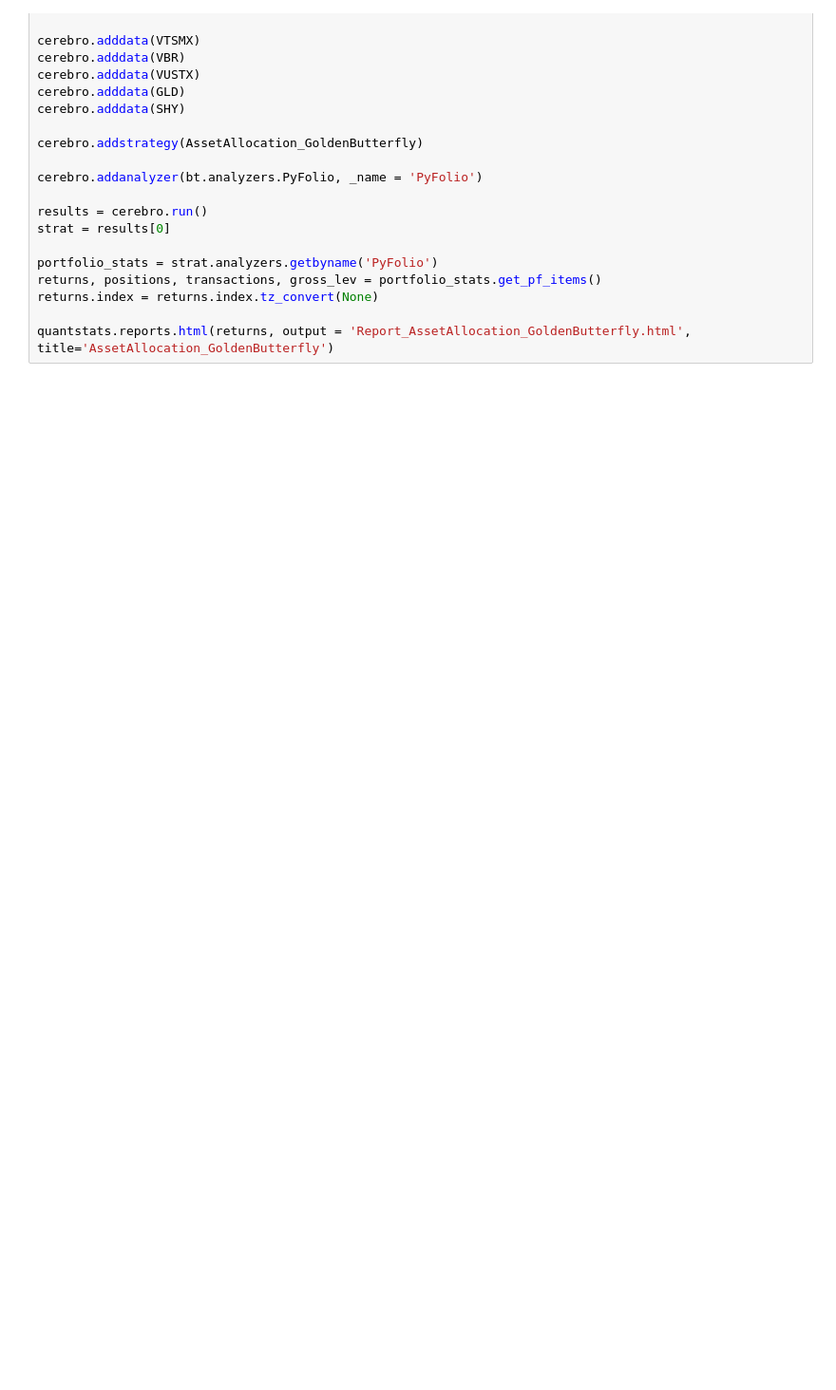
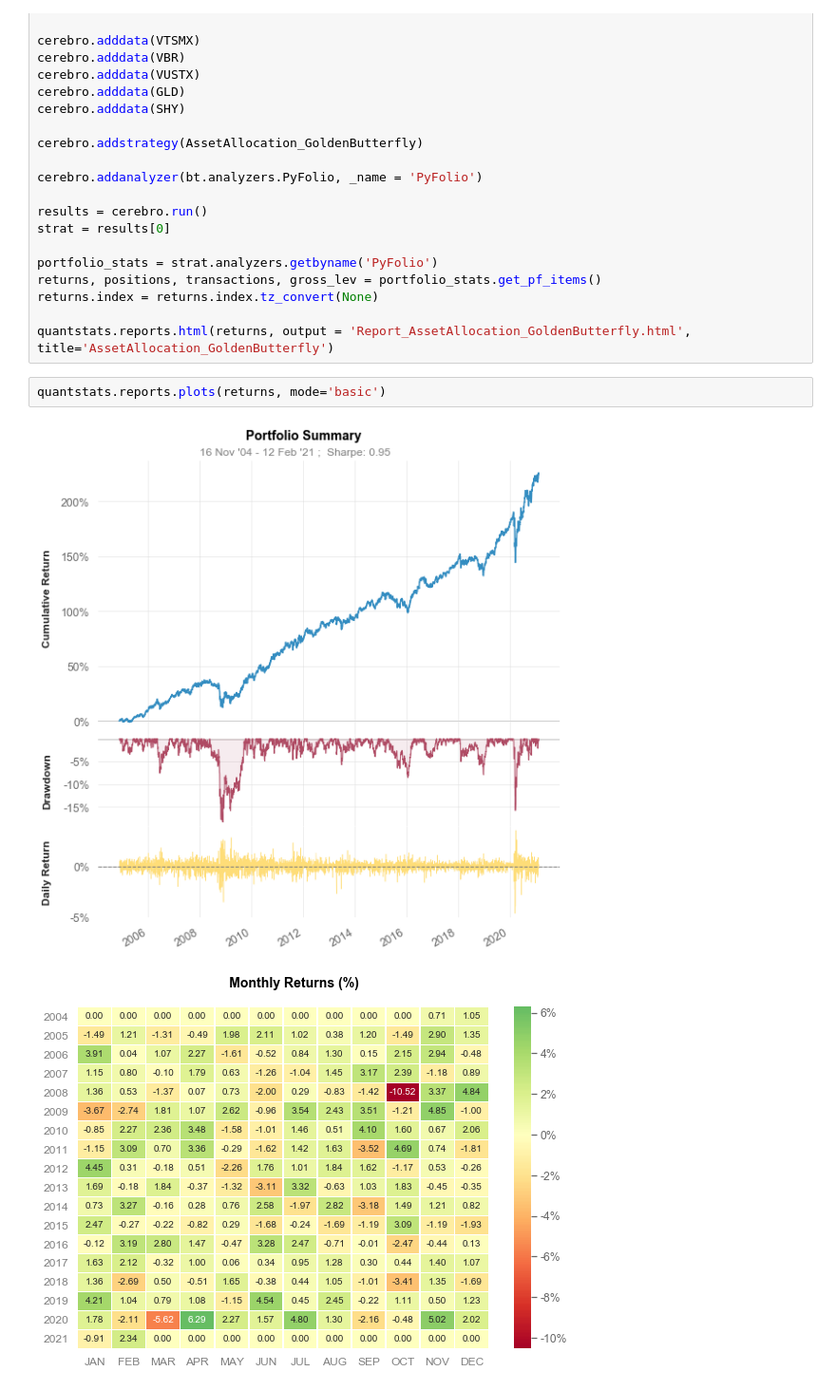
Before and after one commit to JacobJinwonLee/SampleAssetAllocation, a Jupyter notebook: GoldenButterfly/AssetAllocation_GoldenButterfly.ipynb, the cells around one changed output. Shown at 95% size. Drawn from its saved outputs; the diff is of its cells as text; blank space fills up the shorter version.

```diff
--- a/GoldenButterfly/AssetAllocation_GoldenButterfly.ipynb
+++ b/GoldenButterfly/AssetAllocation_GoldenButterfly.ipynb
@@ -89,3 +89,8 @@ returns, positions, transactions, gross_lev = portfolio_stats.get_pf_items()
 returns.index = returns.index.tz_convert(None)
 
 quantstats.reports.html(returns, output = 'Report_AssetAllocation_GoldenButterfly.html', title='AssetAllocation_GoldenButterfly')
+# %%
+quantstats.reports.plots(returns, mode='basic')
+# %% [output]
+[figure, added]
+[figure, added]
```
Also changed, not shown: parts of 1 cell of this notebook.
